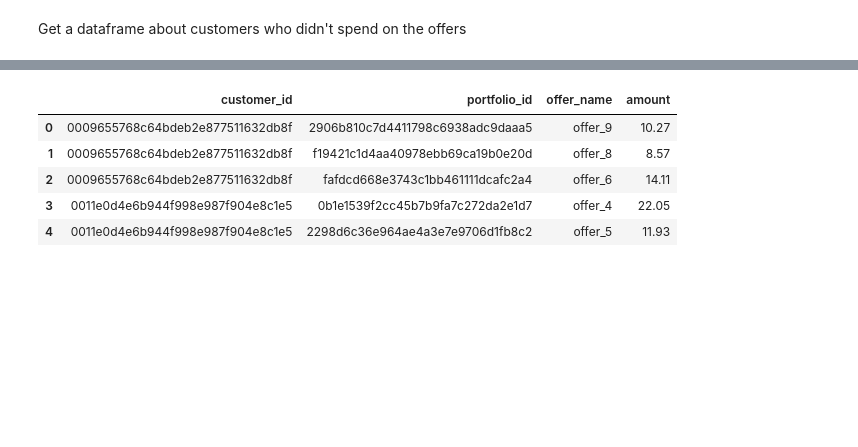
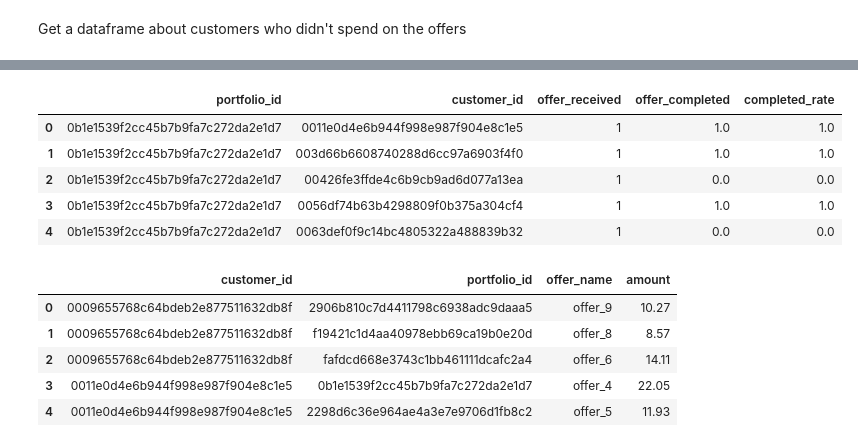
Before and after one commit to Mendy5/Udacity_Project_Capstone, a Jupyter notebook: Starbucks_Capstone_Notebook_v2.ipynb, the cells around one changed output, grey strips where cells are left out. Saved outputs shown, nothing was run; the diff lists cells and outputs as text; code cells hidden in the pictures; blank space fills up the shorter version.

```diff
--- a/Starbucks_Capstone_Notebook_v2.ipynb
+++ b/Starbucks_Capstone_Notebook_v2.ipynb
@@ -1298,0 +1263,11 @@ inv_df = pd.concat([trans_final_df, trans_wo_offer_df])
+# %%
+trans_cus_q1_received_df = rename_columns(trans_cus_q1_received_df, "event", "offer_received")
+trans_cus_q1_completed_df = rename_columns(trans_cus_q1_completed_df, "event", "offer_completed")
+# %%
+trans_cus_q1_temp_df = trans_cus_q1_received_df.merge(trans_cus_q1_completed_df,\
+                                                   on=["customer_id", "portfolio_id"],\
+                                                   how="left")
+# %%
+trans_cus_q1_temp_df["offer_completed"] = trans_cus_temp_df["offer_completed"].fillna(0)
+# %%
+trans_cus_q1_temp_df["completed_rate"] = trans_cus_temp_df["offer_completed"]/trans_cus_temp_df["offer_received"]
@@ -1299,3 +1387,12 @@ inv_df = pd.concat([trans_final_df, trans_wo_offer_df])
+# %%
+trans_cus_q1_temp_df.head()
+# %% [output]
+|  | portfolio_id | customer_id | offer_received | offer_completed | completed_rate |
+| 0 | 0b1e1539f2cc45b7b9fa7c272da2e1d7 | 0011e0d4e6b944f998e987f904e8c1e5 | 1 | 1.0 | 1.0 |
+| 1 | 0b1e1539f2cc45b7b9fa7c272da2e1d7 | 003d66b6608740288d6cc97a6903f4f0 | 1 | 1.0 | 1.0 |
+| 2 | 0b1e1539f2cc45b7b9fa7c272da2e1d7 | 00426fe3ffde4c6b9cb9ad6d077a13ea | 1 | 0.0 | 0.0 |
+| 3 | 0b1e1539f2cc45b7b9fa7c272da2e1d7 | 0056df74b63b4298809f0b375a304cf4 | 1 | 1.0 | 1.0 |
+| 4 | 0b1e1539f2cc45b7b9fa7c272da2e1d7 | 0063def0f9c14bc4805322a488839b32 | 1 | 0.0 | 0.0 |
 # %%
 inv_df.head()
 # %% [output]
```
Also changed, not shown: parts of 63 cells of this notebook.
